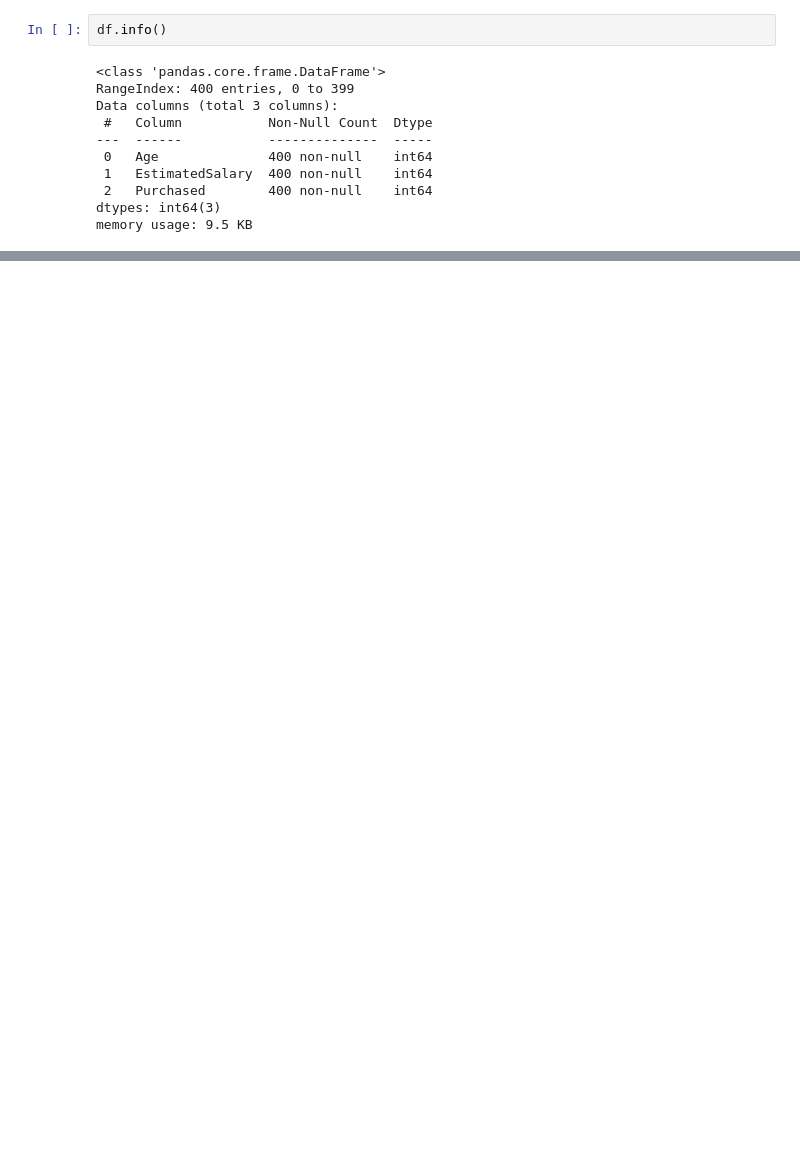
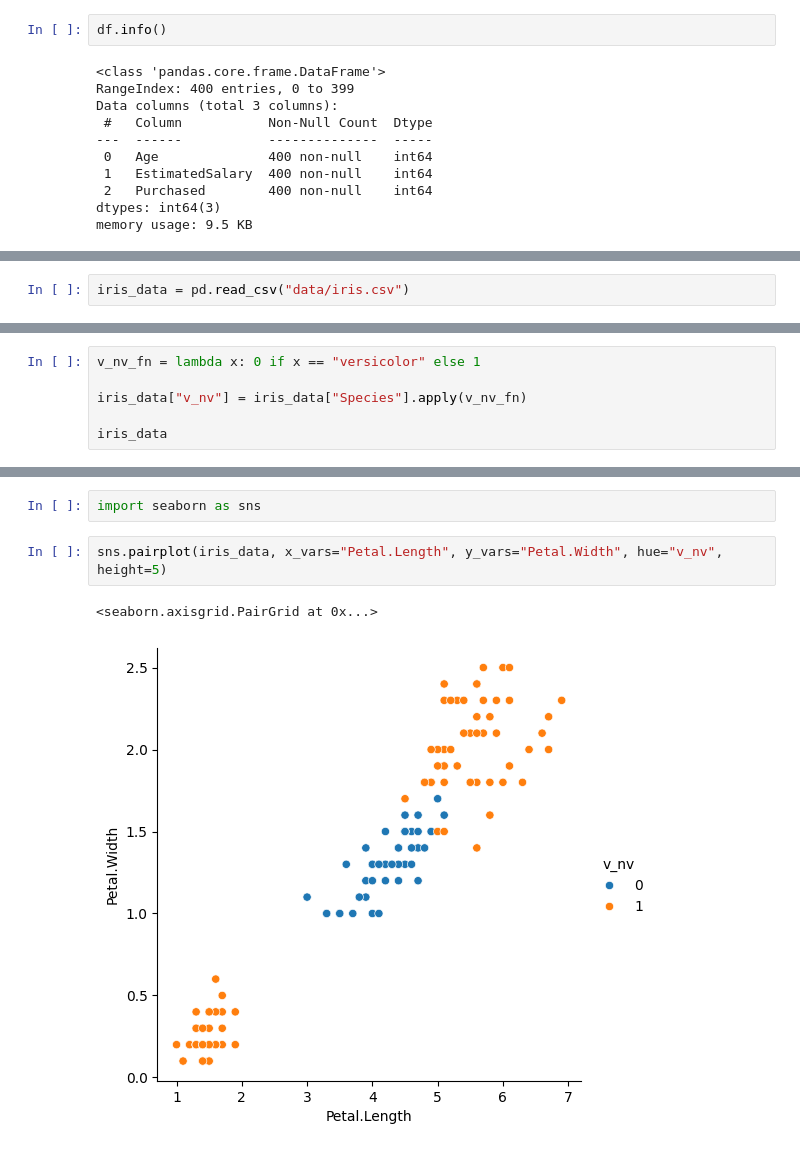
Before and after one commit to Mashrumihir/ML_PRACTICAL, a Jupyter notebook: Tutorial3.ipynb, the cells around one changed output, grey strips where cells are left out. Saved outputs shown, nothing was run; the diff lists cells and outputs as text; blank space fills up the shorter version.

```diff
--- a/Tutorial3.ipynb
+++ b/Tutorial3.ipynb
@@ -142,0 +205,2 @@ model = LinearRegression()
+# %%
+iris_data = pd.read_csv("data/iris.csv")
@@ -142,0 +227,6 @@ model = LinearRegression()
+# %%
+v_nv_fn = lambda x: 0 if x == "versicolor" else 1
+
+iris_data["v_nv"] = iris_data["Species"].apply(v_nv_fn)
+
+iris_data
@@ -142,0 +247,7 @@ model = LinearRegression()
+# %%
+import seaborn as sns
+# %%
+sns.pairplot(iris_data, x_vars="Petal.Length", y_vars="Petal.Width", hue="v_nv", height=5)
+# %% [output]
+<seaborn.axisgrid.PairGrid at 0x...>
+[figure, added]
```
Also changed, not shown: parts of 47 cells of this notebook, 1 other file.
